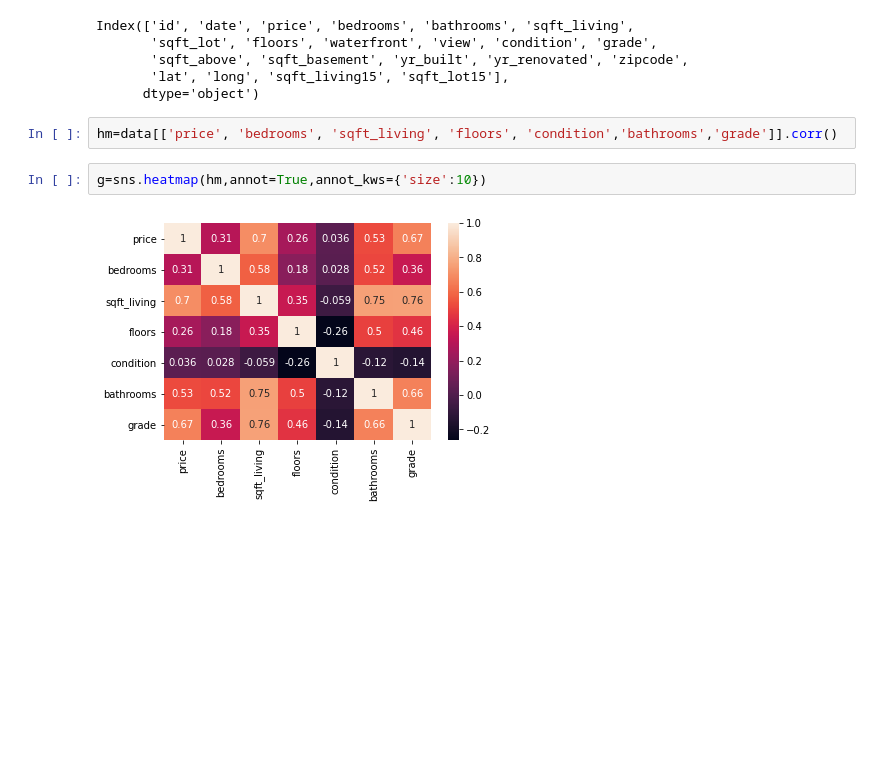
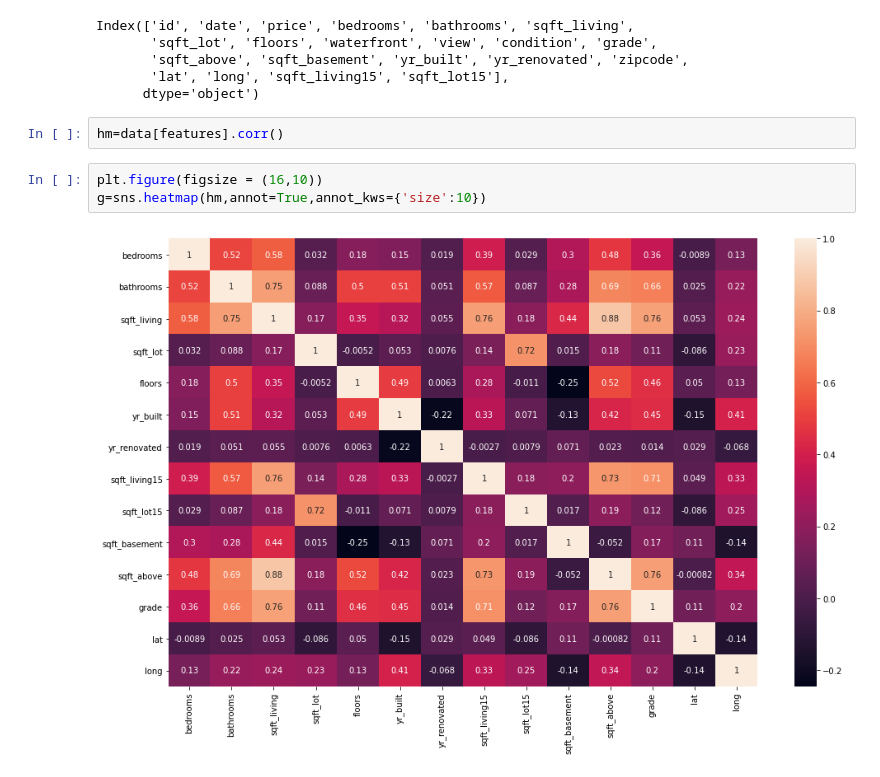
Before and after one commit to ZahraMoeini/Regression, a Jupyter notebook: lasso.ipynb, the cells around one changed output. Drawn from its saved outputs; the diff is of its cells as text; blank space fills up the shorter version.

```diff
--- a/lasso.ipynb
+++ b/lasso.ipynb
@@ -57,12 +57,13 @@ Index(['id', 'date', 'price', 'bedrooms', 'bathrooms', 'sqft_living',
        'sqft_above', 'sqft_basement', 'yr_built', 'yr_renovated', 'zipcode',
        'lat', 'long', 'sqft_living15', 'sqft_lot15'],
       dtype='object')
-# %%
-hm=data[['price', 'bedrooms', 'sqft_living', 'floors', 'condition','bathrooms','grade']].corr()
+# %%
+hm=data[features].corr()
 # %%
+plt.figure(figsize = (16,10))
 g=sns.heatmap(hm,annot=True,annot_kws={'size':10})
 # %% [output]
-[figure, old version]
+[figure, new version]
 # %%
 y=data['price']
 X=data
```
Also changed, not shown: parts of 13 cells of this notebook.
